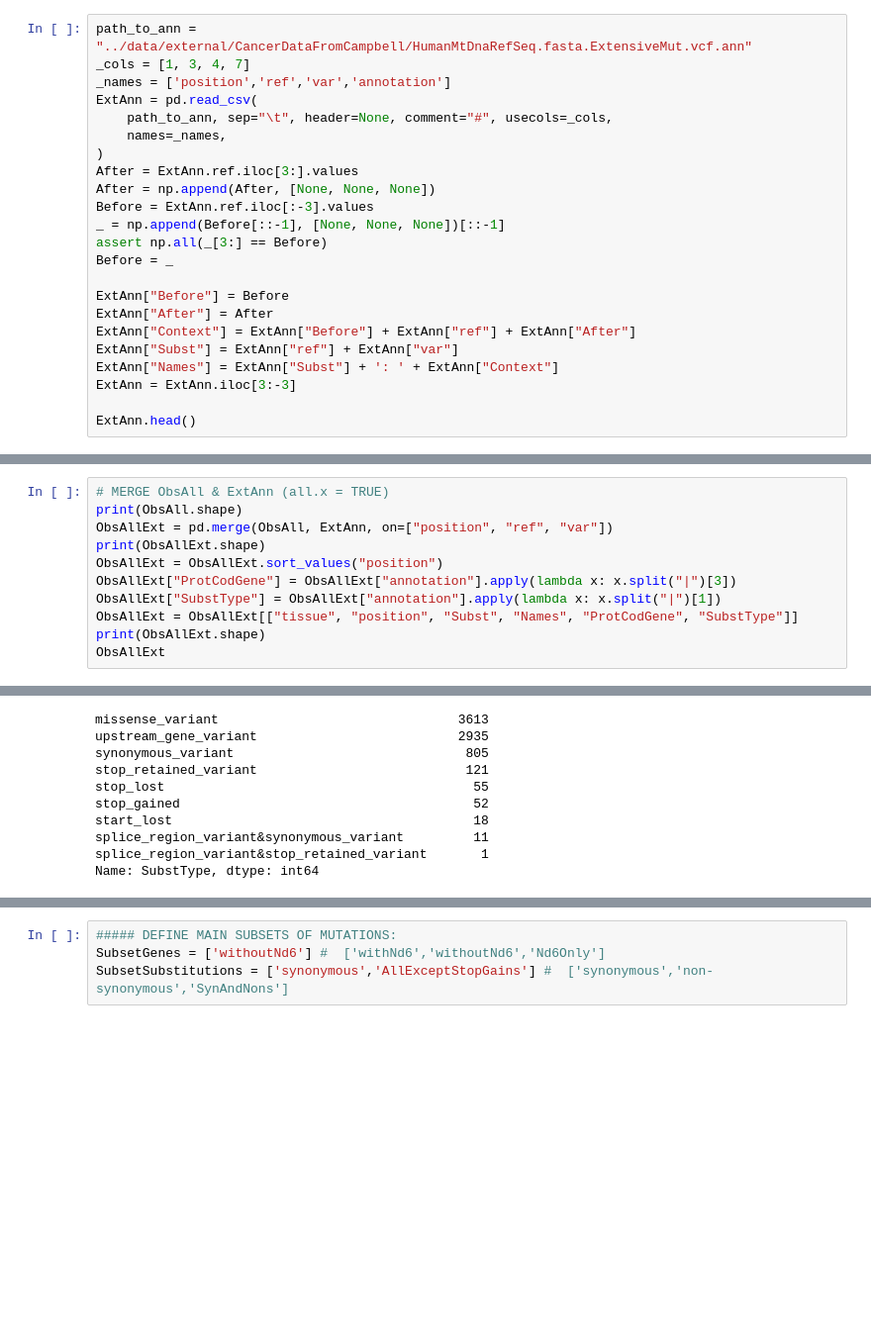
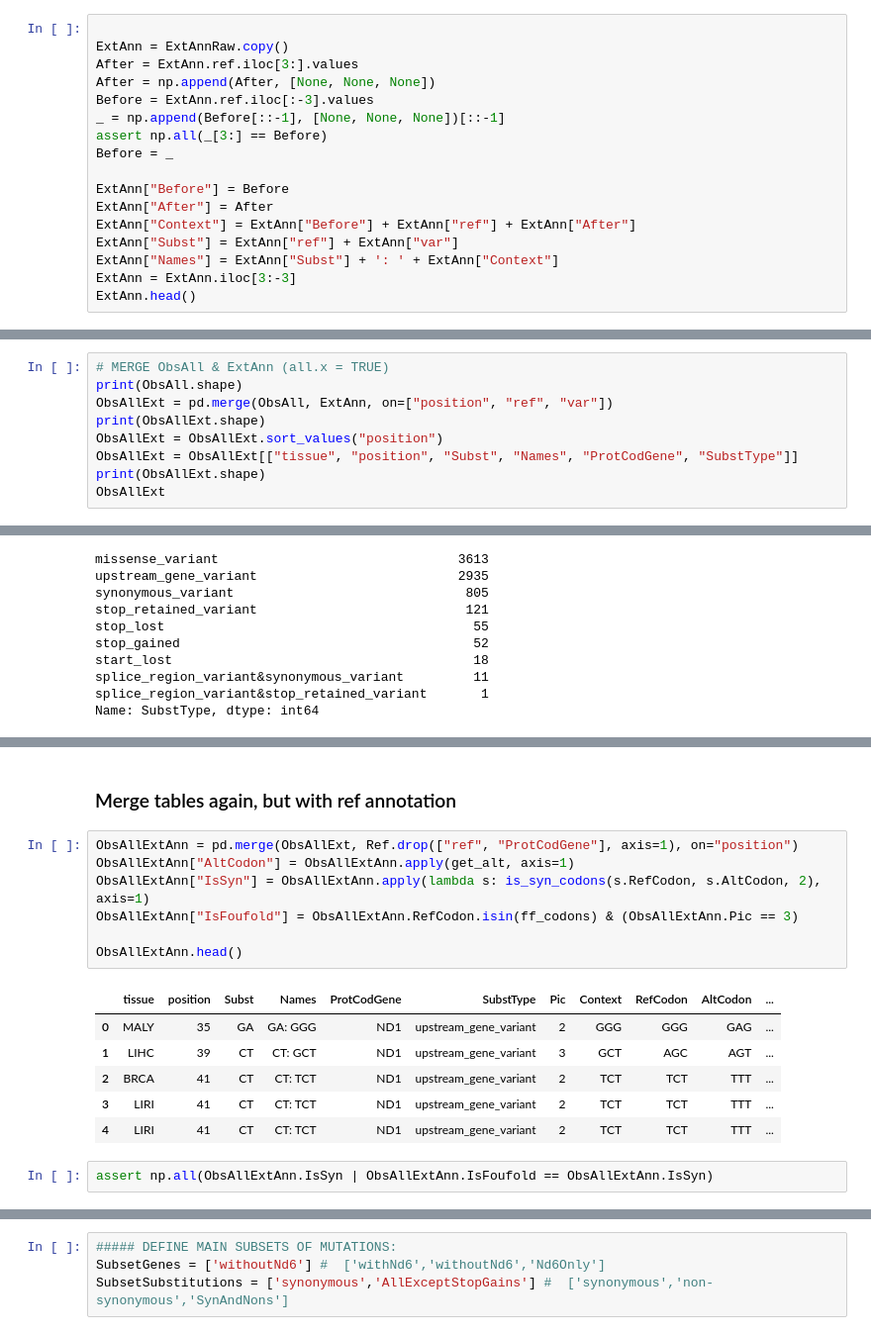
Before and after one commit to mitoclub/Signatures, a Jupyter notebook: notebooks/cancer_EDA.ipynb, the cells around one changed output, grey strips where cells are left out. Shown at 99% size. Drawn from its saved outputs; the diff is of its cells as text; blank space fills up the shorter version.

```diff
--- a/notebooks/cancer_EDA.ipynb
+++ b/notebooks/cancer_EDA.ipynb
@@ -40,11 +69,6 @@ Name: is_nonsense, dtype: int64
 # %%
-path_to_ann = "../data/external/CancerDataFromCampbell/HumanMtDnaRefSeq.fasta.ExtensiveMut.vcf.ann"
-_cols = [1, 3, 4, 7]
-_names = ['position','ref','var','annotation']
-ExtAnn = pd.read_csv(
-    path_to_ann, sep="\t", header=None, comment="#", usecols=_cols,
-    names=_names,
-)
+
+ExtAnn = ExtAnnRaw.copy()
 After = ExtAnn.ref.iloc[3:].values
 After = np.append(After, [None, None, None])
 Before = ExtAnn.ref.iloc[:-3].values
@@ -58,5 +82,4 @@ ExtAnn["Context"] = ExtAnn["Before"] + ExtAnn["ref"] + ExtAnn["After"]
 ExtAnn["Subst"] = ExtAnn["ref"] + ExtAnn["var"]
 ExtAnn["Names"] = ExtAnn["Subst"] + ': ' + ExtAnn["Context"]
 ExtAnn = ExtAnn.iloc[3:-3]
-
 ExtAnn.head()
@@ -75,8 +91,6 @@ print(ObsAll.shape)
 ObsAllExt = pd.merge(ObsAll, ExtAnn, on=["position", "ref", "var"])
 print(ObsAllExt.shape)
 ObsAllExt = ObsAllExt.sort_values("position")
-ObsAllExt["ProtCodGene"] = ObsAllExt["annotation"].apply(lambda x: x.split("|")[3])
-ObsAllExt["SubstType"] = ObsAllExt["annotation"].apply(lambda x: x.split("|")[1])
 ObsAllExt = ObsAllExt[["tissue", "position", "Subst", "Names", "ProtCodGene", "SubstType"]]
 print(ObsAllExt.shape)
 ObsAllExt
@@ -112,0 +349,18 @@ Name: SubstType, dtype: int64
+# %% [markdown]
+### Merge tables again, but with ref annotation
+# %%
+ObsAllExtAnn = pd.merge(ObsAllExt, Ref.drop(["ref", "ProtCodGene"], axis=1), on="position")
+ObsAllExtAnn["AltCodon"] = ObsAllExtAnn.apply(get_alt, axis=1)
+ObsAllExtAnn["IsSyn"] = ObsAllExtAnn.apply(lambda s: is_syn_codons(s.RefCodon, s.AltCodon, 2), axis=1)
+ObsAllExtAnn["IsFoufold"] = ObsAllExtAnn.RefCodon.isin(ff_codons) & (ObsAllExtAnn.Pic == 3)
+
+ObsAllExtAnn.head()
+# %% [output]
+|  | tissue | position | Subst | Names | ProtCodGene | SubstType | Pic | Context | RefCodon | AltCodon | ... |
+| 0 | MALY | 35 | GA | GA: GGG | ND1 | upstream_gene_variant | 2 | GGG | GGG | GAG | ... |
+| 1 | LIHC | 39 | CT | CT: GCT | ND1 | upstream_gene_variant | 3 | GCT | AGC | AGT | ... |
+| 2 | BRCA | 41 | CT | CT: TCT | ND1 | upstream_gene_variant | 2 | TCT | TCT | TTT | ... |
+| 3 | LIRI | 41 | CT | CT: TCT | ND1 | upstream_gene_variant | 2 | TCT | TCT | TTT | ... |
+| 4 | LIRI | 41 | CT | CT: TCT | ND1 | upstream_gene_variant | 2 | TCT | TCT | TTT | ... |
+# %%
+assert np.all(ObsAllExtAnn.IsSyn | ObsAllExtAnn.IsFoufold == ObsAllExtAnn.IsSyn)
```
Also changed, not shown: parts of 21 cells of this notebook, 2 other files.
